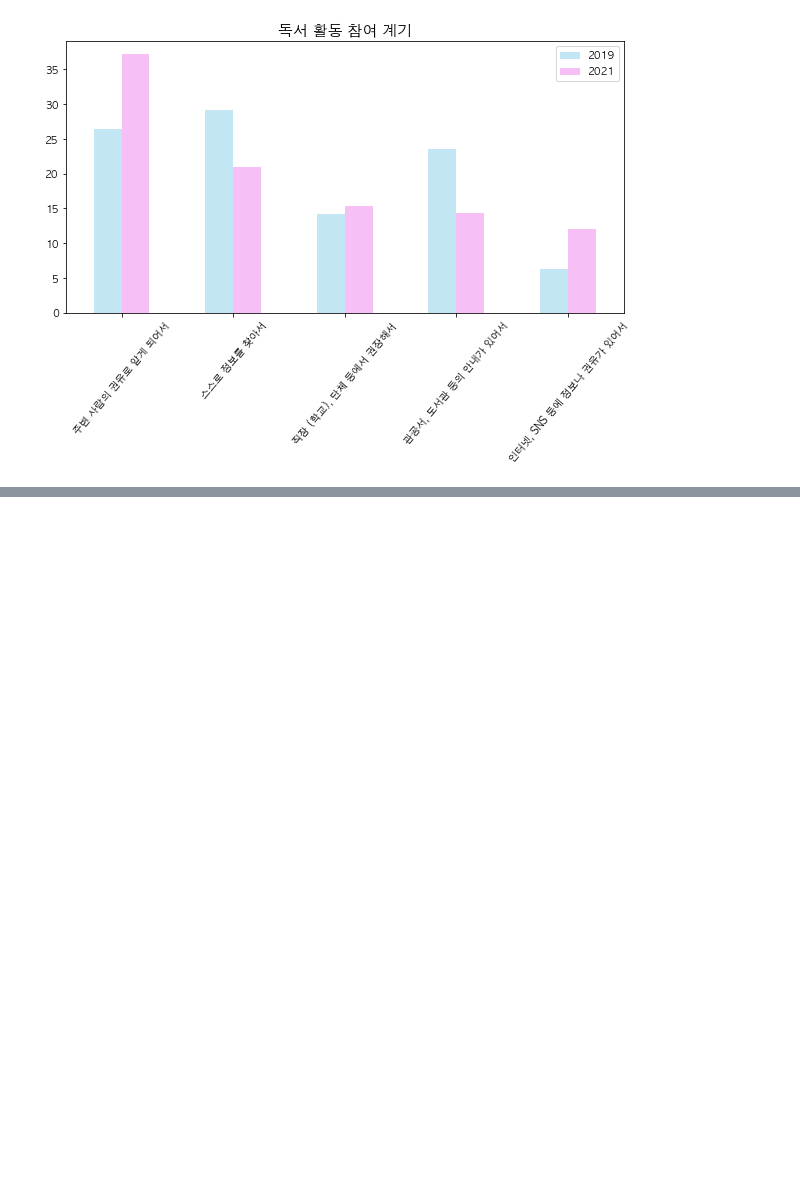
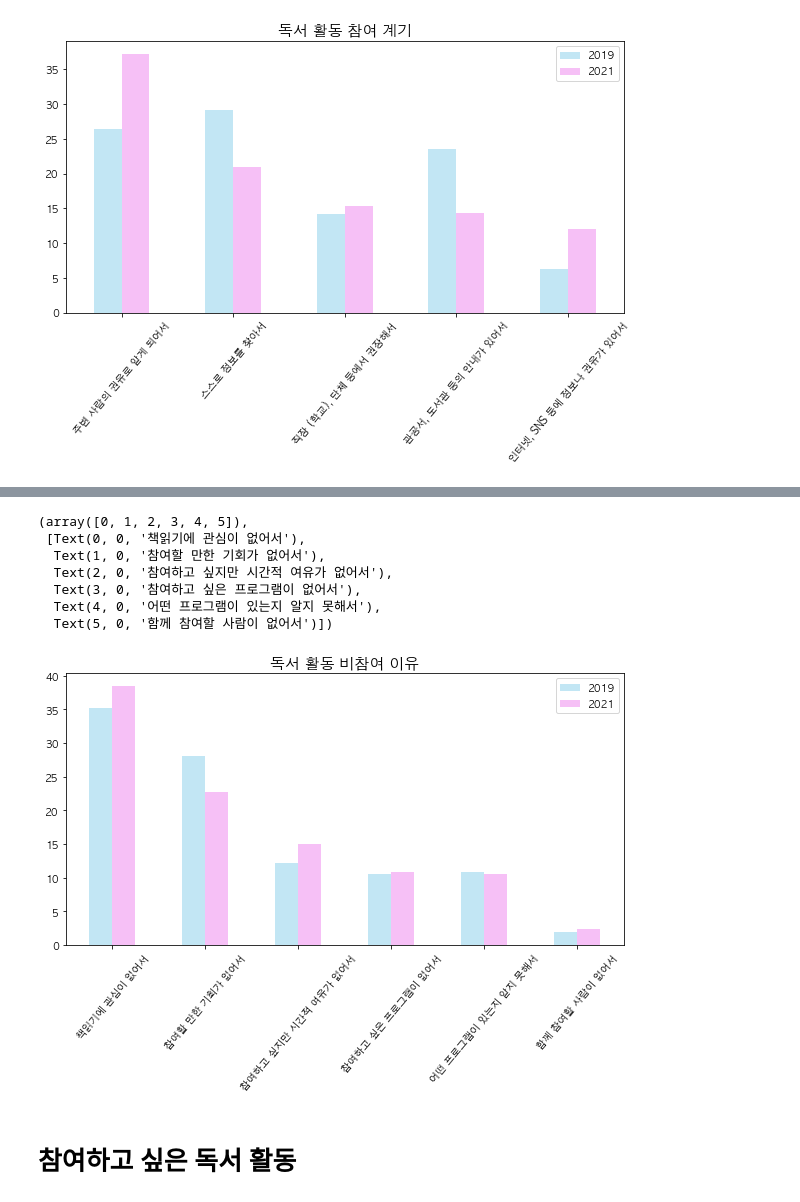
Before and after one commit to kyunakim/everybodys_lib, a Jupyter notebook: KOSIS.ipynb, the cells around one changed output, grey strips where cells are left out. Cells and saved outputs as stored; diff of their text form; code cells hidden in the pictures; blank space fills up the shorter version.

```diff
--- a/KOSIS.ipynb
+++ b/KOSIS.ipynb
@@ -425,0 +447,5 @@ plt.xticks(rotation=50)
+# %%
+total7=pd.DataFrame({'2019':['35.2','28.1','12.2','10.6','10.9','2.0'],
+                      '2021':['38.4','22.7','15.0','10.8','10.6','2.4']},
+                    index=['책읽기에 관심이 없어서','참여할 만한 기회가 없어서','참여하고 싶지만 시간적 여유가 없어서','참여하고 싶은 프로그램이 없어서','어떤 프로그램이 있는지 알지 못해서','함께 참여할 사람이 없어서'])
+total7
@@ -425,0 +460,17 @@ plt.xticks(rotation=50)
+# %%
+total7 = total7.apply(pd.to_numeric)
+# %%
+total7.plot(kind='bar', color=['skyblue','violet'], figsize=(10,5), alpha=0.5)
+plt.title("독서 활동 비참여 이유",fontsize=15)
+plt.xticks(rotation=50)
+# %% [output]
+(array([0, 1, 2, 3, 4, 5]),
+ [Text(0, 0, '책읽기에 관심이 없어서'),
+  Text(1, 0, '참여할 만한 기회가 없어서'),
+  Text(2, 0, '참여하고 싶지만 시간적 여유가 없어서'),
+  Text(3, 0, '참여하고 싶은 프로그램이 없어서'),
+  Text(4, 0, '어떤 프로그램이 있는지 알지 못해서'),
+  Text(5, 0, '함께 참여할 사람이 없어서')])
+[figure, added]
+# %% [markdown]
+# 참여하고 싶은 독서 활동
```
Also changed, not shown: parts of 28 cells of this notebook, 13 other files.
